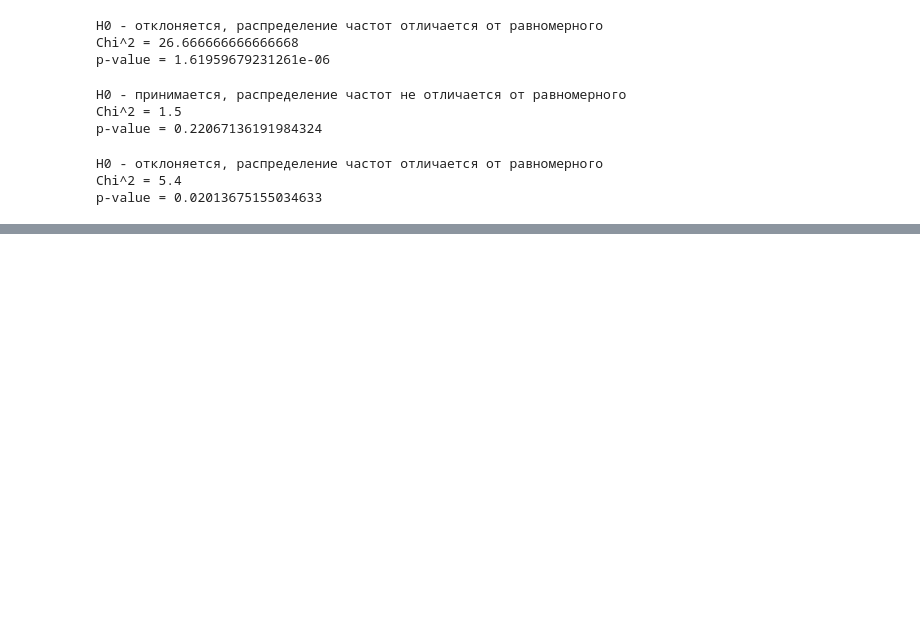
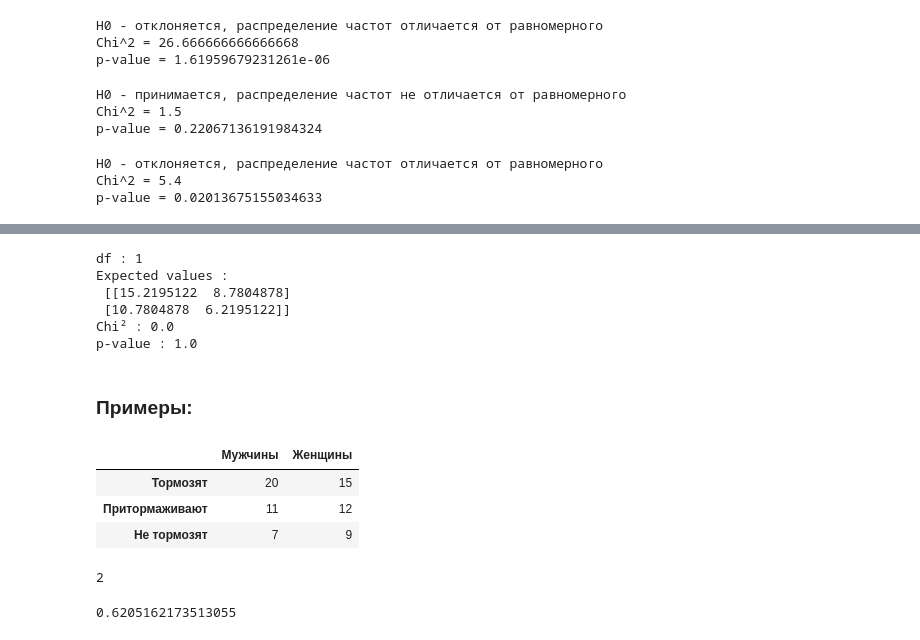
Before and after one commit to LiquidVac/My_study, a Jupyter notebook: STEPIK. Основы статистики ч.2/Лекция 1. Основы Cтатистики ч.2.ipynb, the cells around one changed output, grey strips where cells are left out. Cells and saved outputs as stored; diff of their text form; code cells hidden in the pictures; blank space fills up the shorter version.

```diff
--- a/STEPIK. Основы статистики ч.2/Лекция 1. Основы Cтатистики ч.2.ipynb
+++ b/STEPIK. Основы статистики ч.2/Лекция 1. Основы Cтатистики ч.2.ipynb
@@ -338,0 +392,49 @@ p-value = 0.02013675155034633
+# %%
+from scipy.stats import chi2_contingency
+
+observed_values = [[15, 9], [11, 6]]
+chi2, p_value, ddof, expected = chi2_contingency(observed_values)
+
+print("df :", ddof)
+print("Expected values :\n", expected)
+print("Chi² :", chi2)
+print("p-value :", p_value)
+# %% [output]
+df : 1
+Expected values :
+ [[15.2195122  8.7804878]
+ [10.7804878  6.2195122]]
+Chi² : 0.0
+p-value : 1.0
+# %% [markdown]
+### Примеры:
+# %%
+""" Перед знаком стоп некоторые водители останавливаются полностью, другие лишь сбавляют скорость,
+    но некоторые не останавливаются вообще. Важнейший вопрос, есть ли взаимосвязь
+    между полом и стилем вождения автомобиля!
+    Ниже представлена таблица сопряженности данных исследования, посвященного этому вопросу."""
+data = pd.DataFrame({'Мужчины': [20, 11, 7], 'Женщины': [15, 12, 9]})
+data.rename(index={0: 'Тормозят', 1: 'Притормаживают', 2: 'Не тормозят'}, inplace = True)
+data
+# %% [output]
+|  | Мужчины | Женщины |
+| Тормозят | 20 | 15 |
+| Притормаживают | 11 | 12 |
+| Не тормозят | 7 | 9 |
+# %%
+"""Чему равняется число степеней свободы в нашем случае?"""
+n = data.shape[0]
+m = data.shape[1]
+
+df = (n-1) * (m-1)
+df
+# %% [output]
+2
+# %%
+"""Проверьте нулевую гипотезу о взаимосвязи стиля вождения и пола водителя.
+   Введите получившейся p - уровень значимости."""
+observed_values = [data.iloc[0].tolist(), data.iloc[1].tolist(), data.iloc[2].tolist()]
+chi2, p_value, ddof, expected = chi2_contingency(observed_values)
+p_value
+# %% [output]
+0.6205162173513055
```
Also changed, not shown: parts of 17 cells of this notebook.
